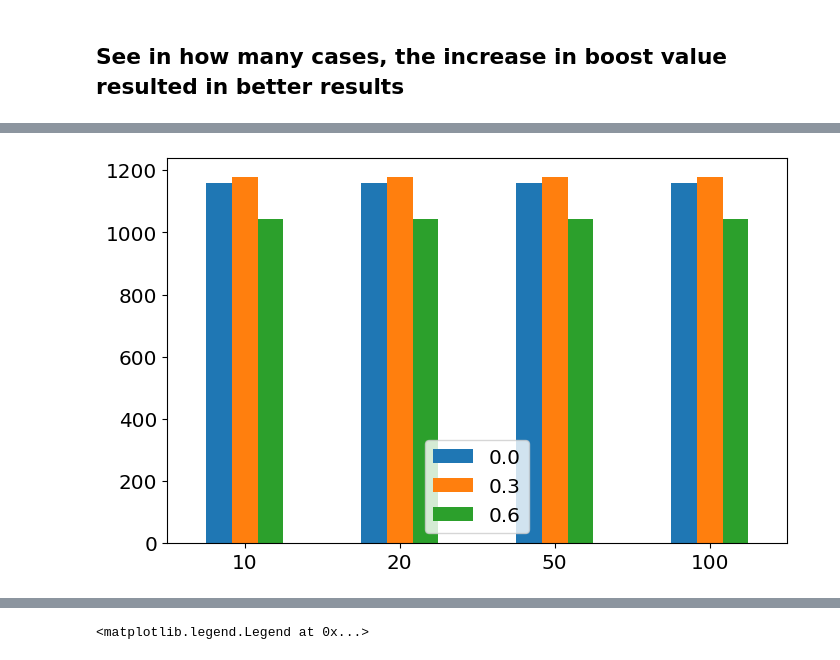
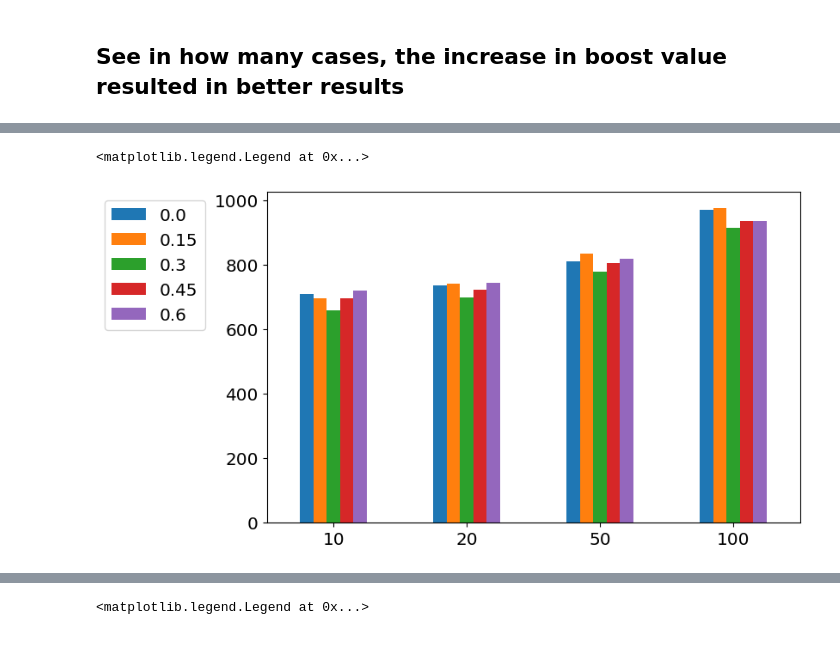
Before and after one commit to roznawsk/infant-abm, a Jupyter notebook: comparative.ipynb, the cells around one changed output, grey strips where cells are left out. Saved outputs shown, nothing was run; the diff lists cells and outputs as text; code cells hidden in the pictures.

```diff
--- a/comparative.ipynb
+++ b/comparative.ipynb
@@ -152,7 +157,5 @@ plt.show()
 # %%
-fig = plt.figure(figsize=(24, 10))
-
-selected_df = [dataframes[i] for i in [0, 1, 2]]
+fig = plt.figure(figsize=(24, 10), dpi=120)
 
 LAST_PERCENT = 75
 LAST_N_POINTS = int(LAST_PERCENT / 100 * N_SAMPLES)
@@ -170,7 +173,7 @@ for i, (name, df) in enumerate(selected_df):
         .to_numpy()
     )
 
-    ax = fig.add_subplot(1, 3, i + 1, projection="3d")
+    ax = fig.add_subplot(1, N_POINTS, i + 1, projection="3d")
 
     x, y, z, target = zip(*points)
 
@@ -181,7 +184,6 @@ for i, (name, df) in enumerate(selected_df):
         z,
         title=f"Best params, boost={boost_value}",
         c=target,
-        s=80,
         vmin=3 / 4 * ITERATIONS,
         vmax=ITERATIONS,
     )
@@ -190,6 +192,5 @@ axes = fig.axes
 
 cbar = fig.colorbar(plot, ax=axes, shrink=0.67, location="bottom")
 fig.suptitle(f"Worst {LAST_PERCENT}% runs", size="20")
-
 plt.show()
 # %% [output]
@@ -197,5 +198,5 @@ plt.show()
 # %%
-selected_df = [dataframes[i] for i in [0, 1, 2]]
+selected_df = [dataframes[i] for i in [0, 2]]
 colors = ["r", "y", "b"]
 
 JITTER = 0.008
@@ -225,4 +226,5 @@ for i, (name, df) in enumerate(selected_df):
 
 ax.set_title(f"Boost comparison, {BEST_PERCENT}% best runs")
 ax.legend()
+ax.view_init(30, -55)
 # %% [output]
@@ -231,6 +232,5 @@ ax.legend()
 # %%
-selected_df = [dataframes[i] for i in [0, 1, 2]]
-colors = ["r", "y", "b"]
+selected_df = [dataframes[i] for i in [0, 1, 2, 3, 4]]
 
 fig = plt.figure(figsize=(10, 8))
 ax = fig.add_subplot()
@@ -309,48 +294,32 @@ ax = plot_df.plot.bar(rot=0)
 # %%
 selected_df = [dataframes[i] for i in [0, 1, 2]]
-# colors = ["r", "y", "b"]
-
-# fig = plt.figure(figsize=(10, 8))
-# ax = fig.add_subplot()
-
-# for i, (name, df) in enumerate(selected_df):
-#     boost_value = np.round(int(name[-3:]) / 100, 2)
-
-#     points = (
-#         df.sort_values("success_steps")
-#         .head(BEST_N_POINTS)[["success_steps"]]
-#         .to_numpy()
-#     )
-
-#     plot = ax.plot(np.arange(len(points)), points, label=boost_value)
-
-# ax.set_title(f"Boost comparison, {BEST_PERCENT}% best runs")
-# ax.legend()
+baseline_df = dataframes[0][1]
 
 index = [10, 20, 50, 100]
 
 for i, (name, df) in enumerate(selected_df):
     boost_value = np.round(int(name[-3:]) / 100, 2)
     plot_map[boost_value] = []
 
 for n_best_points in index:
-    boost_cmp_df = df.sort_values("success_steps").head(BEST_N_POINTS)[
+    boost_cmp_df = df.sort_values("success_steps").head(n_best_points)[
         ["success_steps"]
     ]
-    boost_cmp_df
 
     for i, (name, df) in enumerate(selected_df):
         boost_value = np.round(int(name[-3:]) / 100, 2)
 
-        boost_cmp_df[name] = df.iloc[boost_comparison_df.index]["success_steps"]
+        boost_cmp_df[name] = df.iloc[baseline_df.index]["success_steps"]
 
-        better_runs = len(
-            boost_cmp_df[boost_cmp_df[name] > boost_cmp_df["success_steps"]]
-        )
+        better_runs = boost_cmp_df[
+            boost_cmp_df[name] > boost_cmp_df["success_steps"]
+        ].shape[0]
         plot_map[boost_value].append(np.average(boost_cmp_df[name]))
 
 
 plot_df = pd.DataFrame(plot_map, index=index)
 ax = plot_df.plot.bar(rot=0)
+plt.legend(bbox_to_anchor=(-0.1, 1))
 # %% [output]
+<matplotlib.legend.Legend at 0x...>
-[figure, old version]
+[figure, new version]
```
Also changed, not shown: parts of 7 cells of this notebook, 2 other files.
